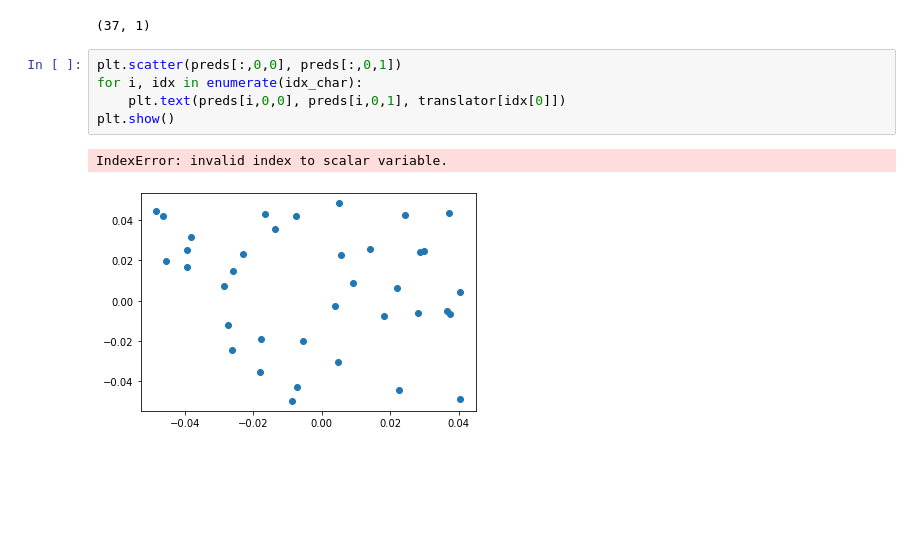
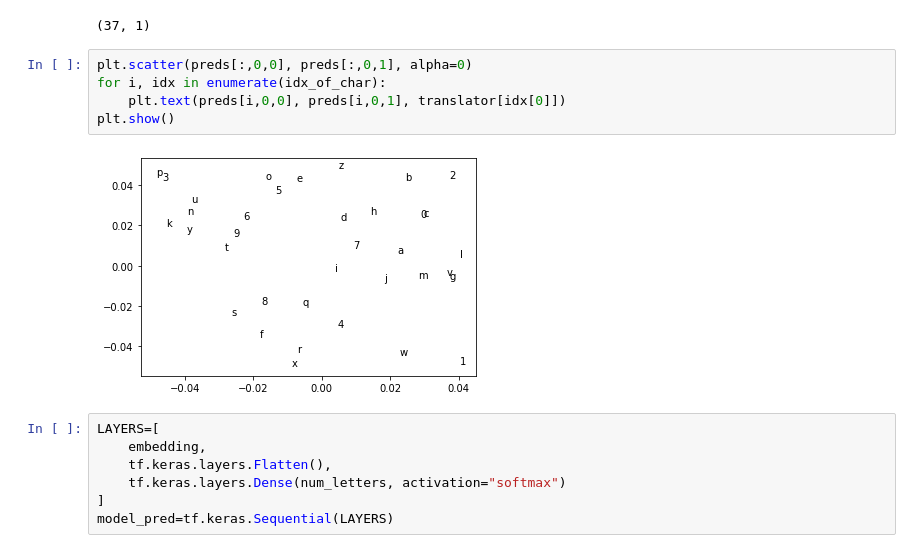
Before and after one commit to ds-fau-ck/DVC-Tensorflow, a Jupyter notebook: research_env/NLP/Letter_embedding.ipynb, the cells around one changed output. Saved outputs shown, nothing was run; the diff lists cells and outputs as text; blank space fills up the shorter version.

```diff
--- a/research_env/NLP/Letter_embedding.ipynb
+++ b/research_env/NLP/Letter_embedding.ipynb
@@ -454,10 +454,16 @@ idx_of_char.shape
 # %% [output]
 (37, 1)
 # %%
-plt.scatter(preds[:,0,0], preds[:,0,1])
-for i, idx in enumerate(idx_char):
+plt.scatter(preds[:,0,0], preds[:,0,1], alpha=0)
+for i, idx in enumerate(idx_of_char):
     plt.text(preds[i,0,0], preds[i,0,1], translator[idx[0]])
 plt.show()
 # %% [output]
-IndexError: invalid index to scalar variable.
-[figure, old version]
+[figure, new version]
+# %%
+LAYERS=[
+    embedding,
+    tf.keras.layers.Flatten(),
+    tf.keras.layers.Dense(num_letters, activation="softmax")
+]
+model_pred=tf.keras.Sequential(LAYERS)
```
Also changed, not shown: parts of 11 cells of this notebook.
